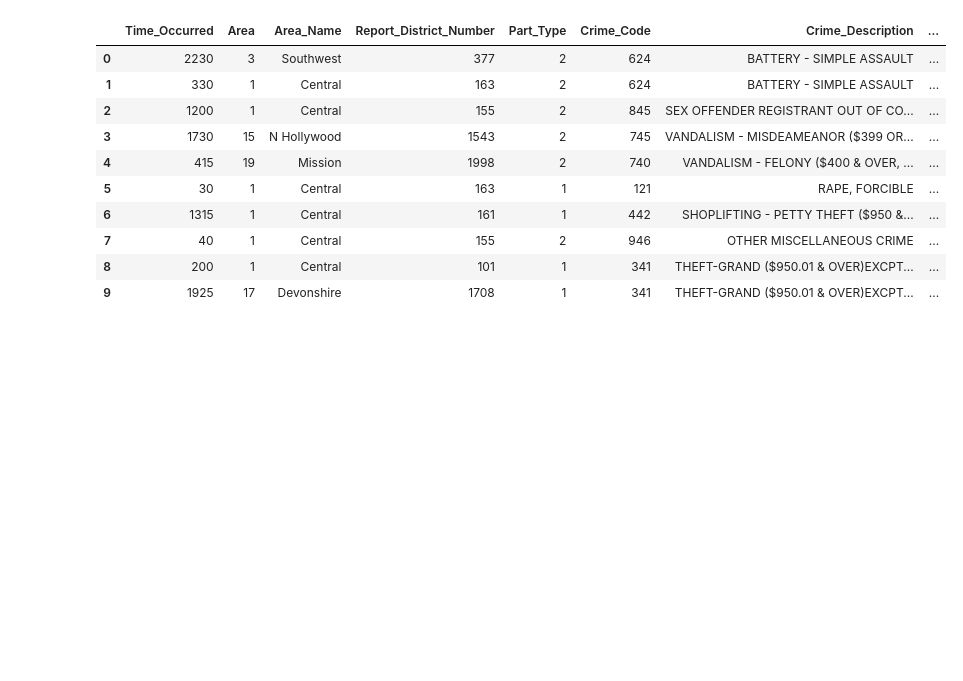
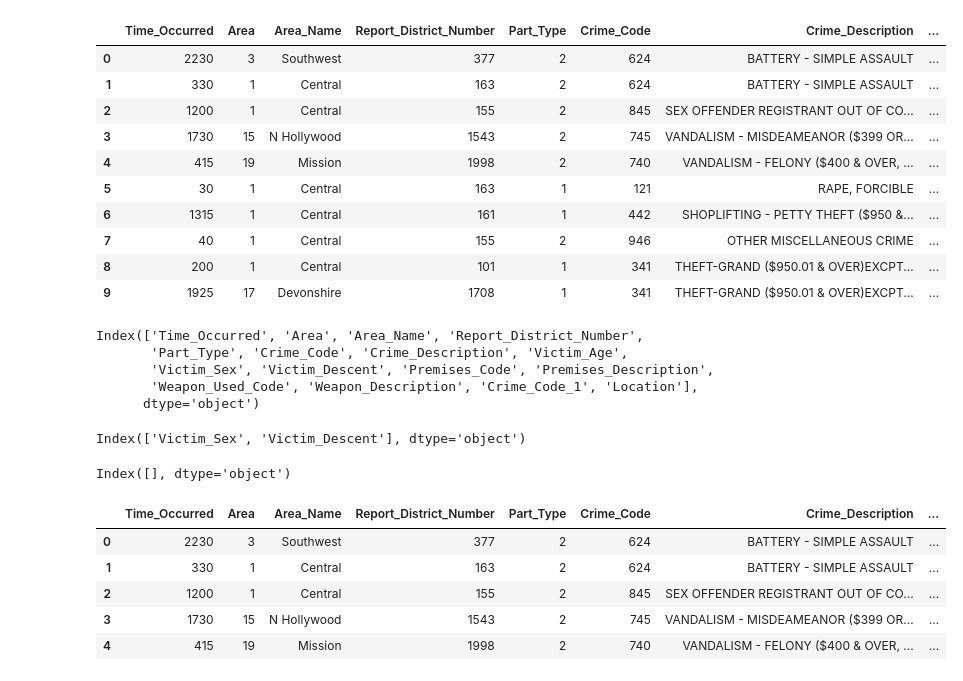
Before and after one commit to MrBinit/Supervised-Learning, a Jupyter notebook: logistic regression/project.ipynb, the cells around one changed output. Cells and saved outputs as stored; diff of their text form; code cells hidden in the pictures; blank space fills up the shorter version.

```diff
--- a/logistic regression/project.ipynb
+++ b/logistic regression/project.ipynb
@@ -218,7 +107,7 @@ Modcodes
 0601 0445 0416 0359                  1
 Name: count, Length: 258897, dtype: int64
 # %%
-df = df.drop(['DR_NUMBER', 'Status', 'Status_Description','Crime_Code_2', 'Crime_Code_3', 'Crime_Code_4', 'Cross_Street', 'Latitude', 'Longitude', 'Date_Reported', 'Date_Occurred', ], axis = 1)
+df = df.drop(['DR_NUMBER', 'Status', 'Status_Description','Crime_Code_2', 'Crime_Code_3', 'Crime_Code_4', 'Cross_Street', 'Latitude', 'Longitude', 'Date_Reported', 'Date_Occurred', 'Modcodes'], axis = 1)
 # %%
 df.head(10)
 # %% [output]
@@ -233,3 +122,30 @@ df.head(10)
 | 7 | 40 | 1 | Central | 155 | 2 | 946 | OTHER MISCELLANEOUS CRIME | ... |
 | 8 | 200 | 1 | Central | 101 | 1 | 341 | THEFT-GRAND ($950.01 & OVER)EXCPT... | ... |
 | 9 | 1925 | 17 | Devonshire | 1708 | 1 | 341 | THEFT-GRAND ($950.01 & OVER)EXCPT... | ... |
+# %%
+df.columns
+# %% [output]
+Index(['Time_Occurred', 'Area', 'Area_Name', 'Report_District_Number',
+       'Part_Type', 'Crime_Code', 'Crime_Description', 'Victim_Age',
+       'Victim_Sex', 'Victim_Descent', 'Premises_Code', 'Premises_Description',
+       'Weapon_Used_Code', 'Weapon_Description', 'Crime_Code_1', 'Location'],
+      dtype='object')
+# %%
+
+df.columns[df.isin(['X']).any()]
+# %% [output]
+Index(['Victim_Sex', 'Victim_Descent'], dtype='object')
+# %%
+df = df.replace("X", np.nan)
+df.columns[df.isin(['X']). any()]
+# %% [output]
+Index([], dtype='object')
+# %%
+df.head()
+# %% [output]
+|  | Time_Occurred | Area | Area_Name | Report_District_Number | Part_Type | Crime_Code | Crime_Description | ... |
+| 0 | 2230 | 3 | Southwest | 377 | 2 | 624 | BATTERY - SIMPLE ASSAULT | ... |
+| 1 | 330 | 1 | Central | 163 | 2 | 624 | BATTERY - SIMPLE ASSAULT | ... |
+| 2 | 1200 | 1 | Central | 155 | 2 | 845 | SEX OFFENDER REGISTRANT OUT OF CO... | ... |
+| 3 | 1730 | 15 | N Hollywood | 1543 | 2 | 745 | VANDALISM - MISDEAMEANOR ($399 OR... | ... |
+| 4 | 415 | 19 | Mission | 1998 | 2 | 740 | VANDALISM - FELONY ($400 & OVER, ... | ... |
```
Also changed, not shown: parts of 33 cells of this notebook.
